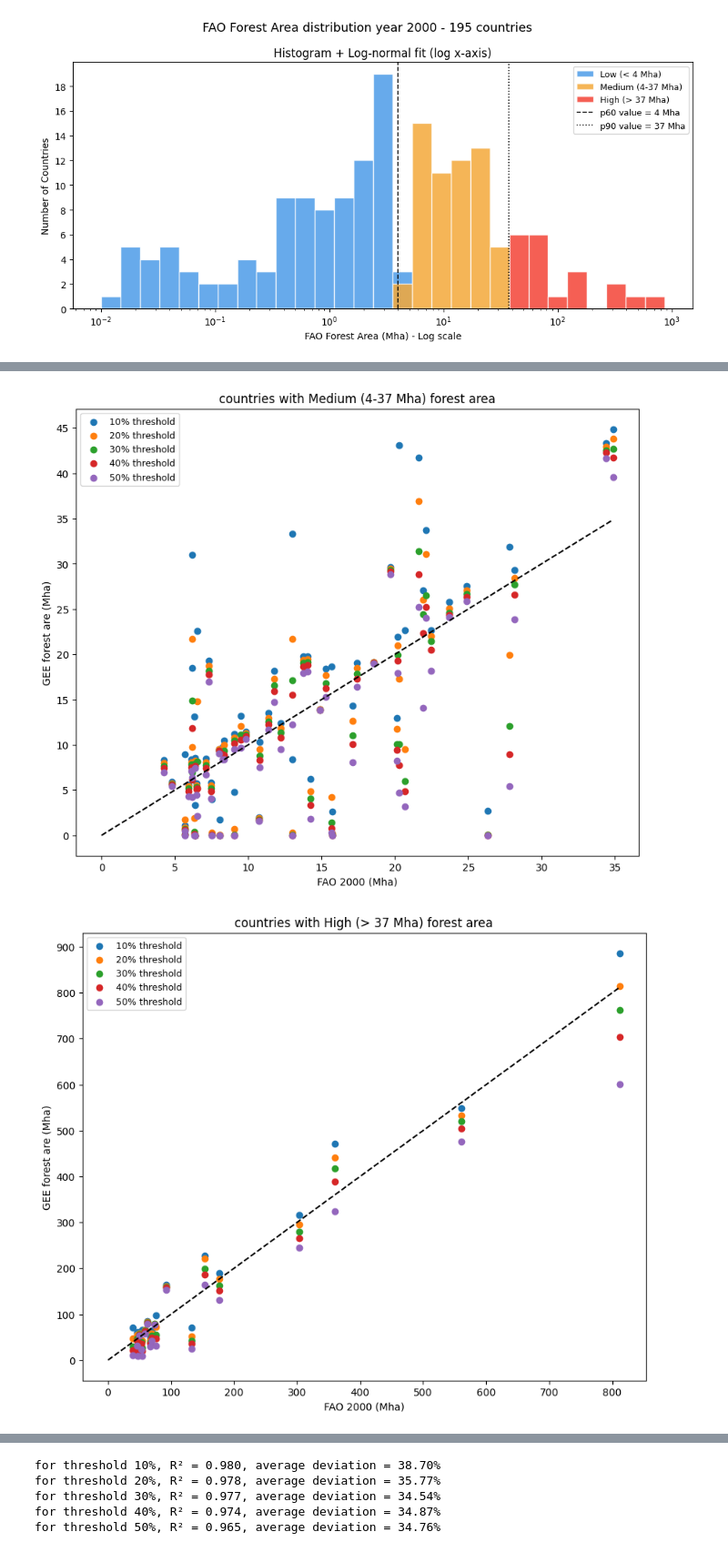
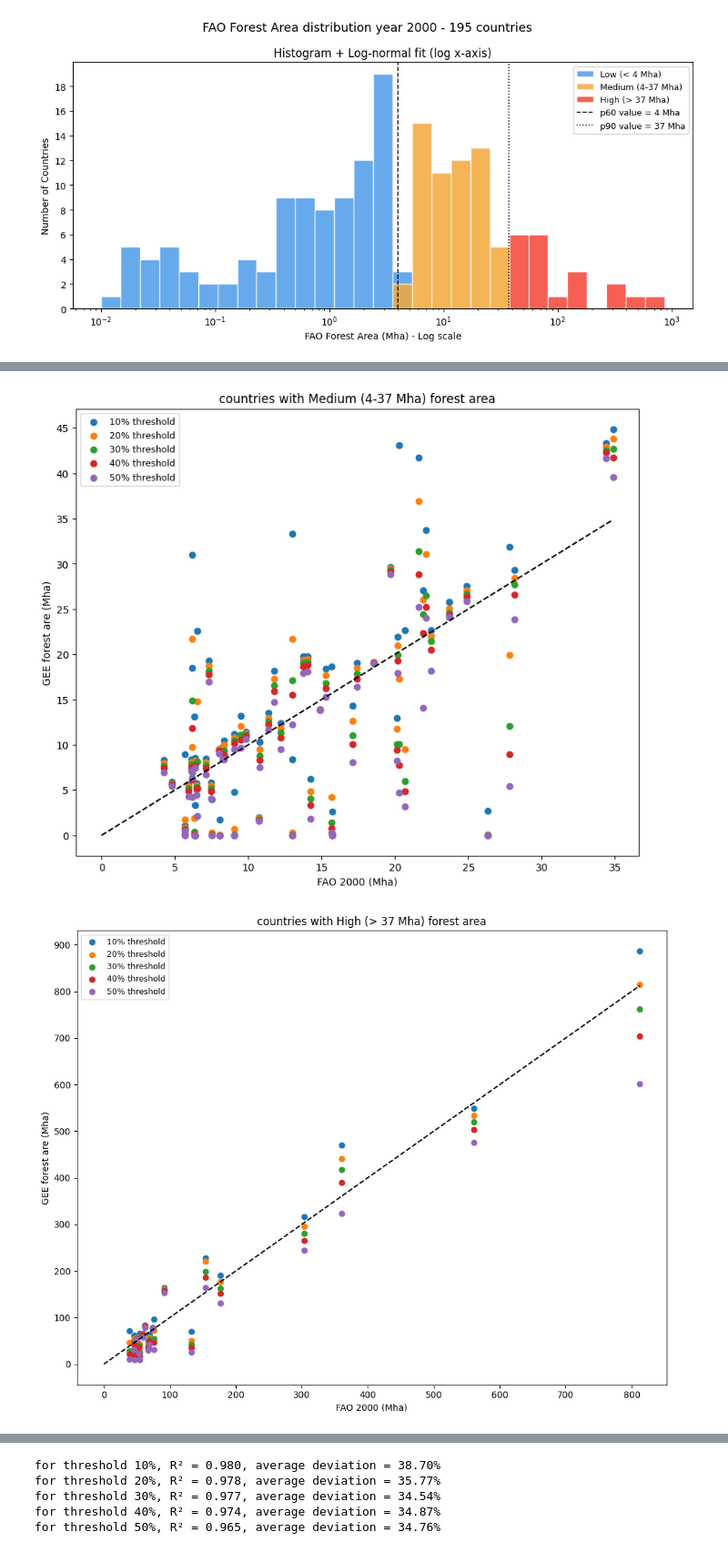
Before and after one commit to MElsdk-lab/Biochar_forest_estimation, a Jupyter notebook: Notebook_2_Forest_Area_Analysis.ipynb, the cells around one changed output, grey strips where cells are left out. Shown at 91% size. Cells and saved outputs as stored; diff of their text form; code cells hidden in the pictures.

```diff
--- a/Notebook_2_Forest_Area_Analysis.ipynb
+++ b/Notebook_2_Forest_Area_Analysis.ipynb
@@ -31,6 +31,7 @@ if not os.path.exists('/content/Biochar_forest_estimation'):
 !git reset --hard origin/main
 
 DATA_folder = '/content/Biochar_forest_estimation/data/'
+FIGURE_folder = '/content/Biochar_forest_estimation/figures'
 
 print('✅ Ready')
 # %% [output]
@@ -302,6 +328,7 @@ print(f'Countries remaining: {len(FAO_forest_area_country_2000_bins)}')
 95% of countries have less than 70.9 Mha of forest
 Countries remaining: 195
 # %%
+# ── CELL 9: Plot FAO Forest Area Distribution ───────────────────────────
 
 fig, ax = plt.subplots(figsize=(10, 5))
 
@@ -323,7 +350,7 @@ for bin_label, bin_color in colors.items():
 
     ax.hist(subset,
             bins= np.logspace(np.log10(0.01), np.log10(x_values.max() + 50),30),
-            color = bin_color, edgecolor='white', alpha=0.85, label=bin_label, density=False)
+            color = bin_color, edgecolor='white', alpha=0.85, label=bin_label)
 
 
 # Log-normal curve
@@ -356,6 +383,7 @@ lines1, labels1 = ax.get_legend_handles_labels()
 
 
 plt.tight_layout()
+plt.savefig(FIGURE_folder + '/forest_area_frequency_bins.svg', dpi=300, bbox_inches='tight')
 plt.show()
 # %% [output]
 [figure]
@@ -414,4 +455,5 @@ mixed countries: 55 countries
 # %%
+# ── CELL 10: Compare GEE and FAO Forest Area by Bin and Threshold ───────────────────────────
 
 gee_fao_stats = []
 bin_labels = ['Low (< 4 Mha)', 'Medium (4-37 Mha)', 'High (> 37 Mha)']
@@ -438,7 +480,13 @@ for bin_label in  bin_labels:
     ax.yaxis.set_major_locator(plt.MaxNLocator(integer=True))
 
 
+plt.tight_layout()
+plt.savefig(FIGURE_folder + '/gee_fao_country_bins.svg', dpi=300, bbox_inches='tight')
+plt.show()
+
+
 gee_fao_stats_df = pd.DataFrame(gee_fao_stats)
+gee_fao_stats_df.to_csv(DATA_folder + 'gee_fao_stats.csv', index=False)
 
-print(gee_fao_stats_df)
+#print(gee_fao_stats_df)
 # %% [output]
@@ -461,4 +493,4 @@ print(gee_fao_stats_df)
 [figure]
 [figure]
-[figure, old version]
+[figure, new version]
 # %%
```
Also changed, not shown: parts of 13 cells of this notebook.
